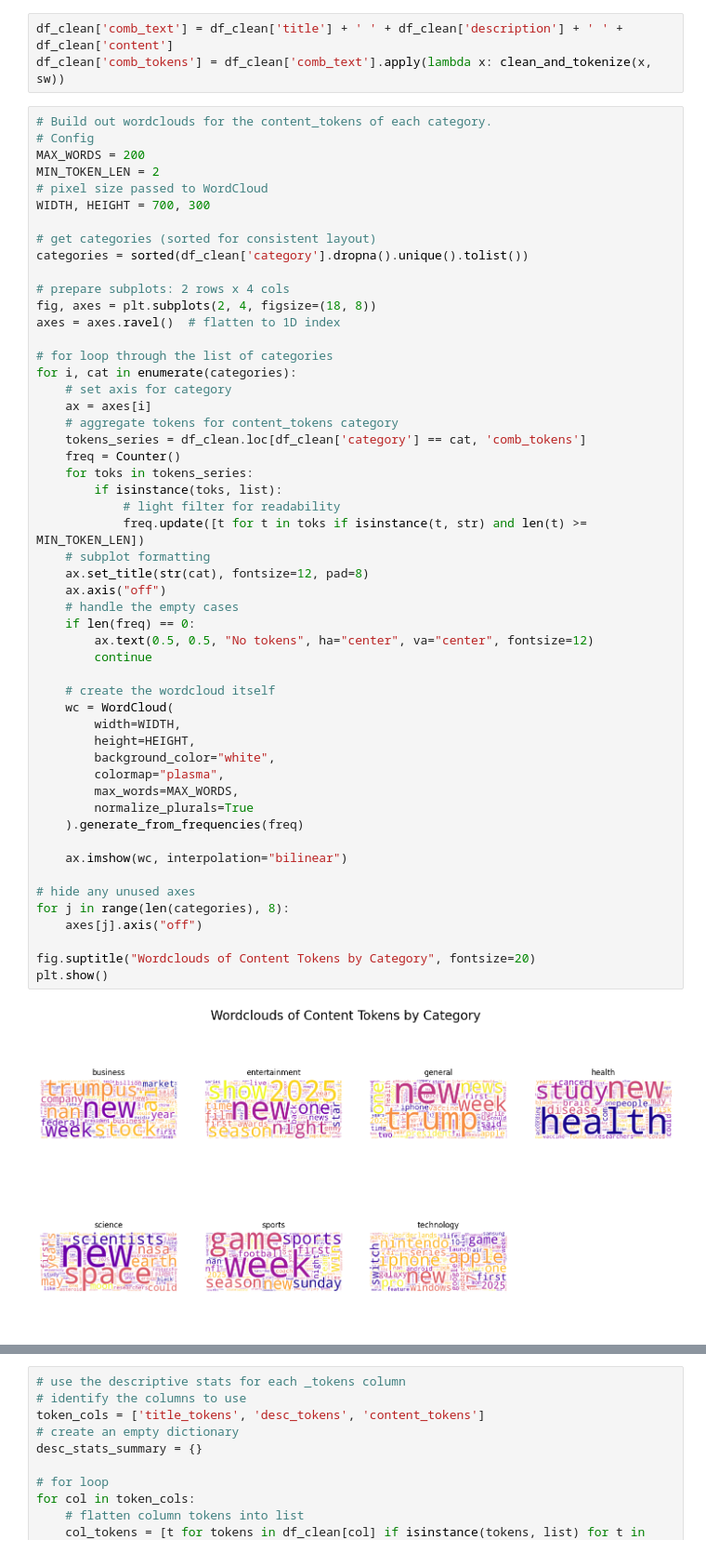
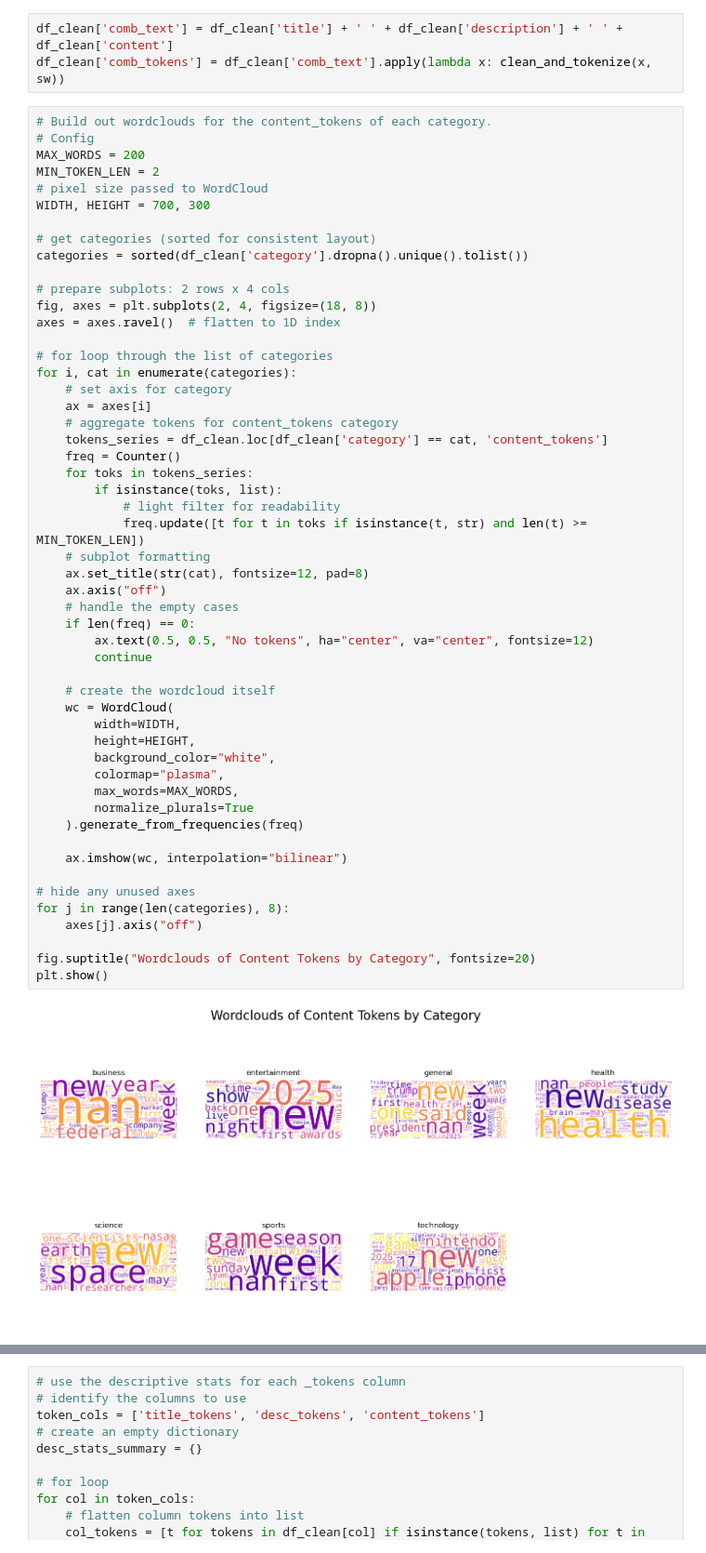
Before and after one commit to mitosisgg/ADS509_FinalProject, a Jupyter notebook: ADS_509_Final_Team_Project.ipynb, the cells around one changed output, grey strips where cells are left out. Shown at 93% size. Cells and saved outputs as stored; diff of their text form.

Commit message:
added the comb_tokens wordcloud to reference nans

```diff
--- a/ADS_509_Final_Team_Project.ipynb
+++ b/ADS_509_Final_Team_Project.ipynb
@@ -416,40 +414,40 @@ for i, cat in enumerate(categories):
     # set axis for category
     ax = axes[i]
     # aggregate tokens for content_tokens category
-    tokens_series = df_clean.loc[df_clean['category'] == cat, 'comb_tokens']
+    tokens_series = df_clean.loc[df_clean['category'] == cat, 'content_tokens']
     freq = Counter()
     for toks in tokens_series:
         if isinstance(toks, list):
             # light filter for readability
             freq.update([t for t in toks if isinstance(t, str) and len(t) >= MIN_TOKEN_LEN])
     # subplot formatting
     ax.set_title(str(cat), fontsize=12, pad=8)
     ax.axis("off")
     # handle the empty cases
     if len(freq) == 0:
         ax.text(0.5, 0.5, "No tokens", ha="center", va="center", fontsize=12)
         continue
 
     # create the wordcloud itself
     wc = WordCloud(
         width=WIDTH,
         height=HEIGHT,
         background_color="white",
         colormap="plasma",
         max_words=MAX_WORDS,
         normalize_plurals=True
     ).generate_from_frequencies(freq)
 
     ax.imshow(wc, interpolation="bilinear")
 
 # hide any unused axes
 for j in range(len(categories), 8):
     axes[j].axis("off")
 
 fig.suptitle("Wordclouds of Content Tokens by Category", fontsize=20)
 plt.show()
 # %% [output]
-[figure, old version]
+[figure, new version]
 # %%
 # Build out wordclouds for the title_tokens of each category.
 # Config
```
Also changed, not shown: parts of 11 cells of this notebook.
